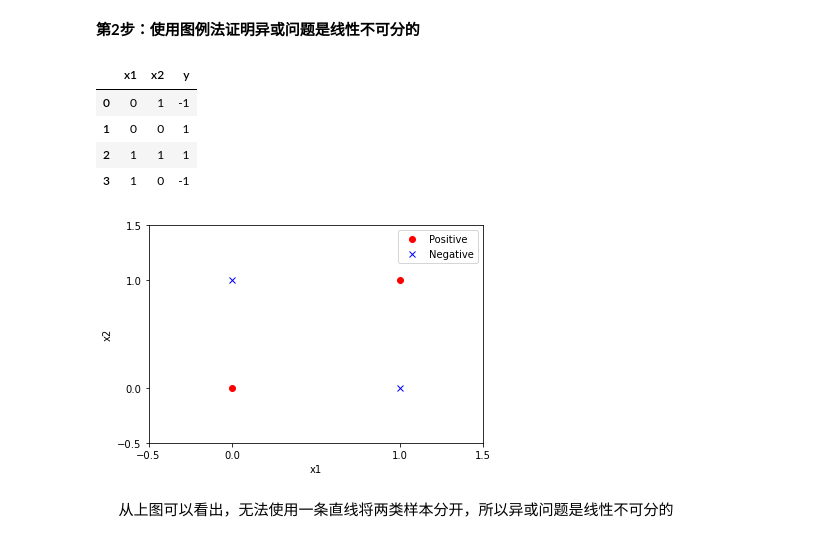
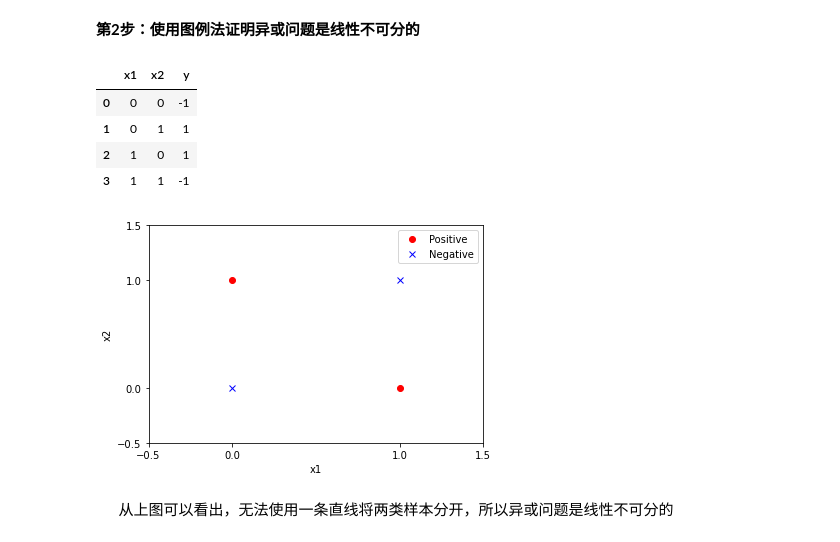
Before and after one commit to datawhalechina/statistical-learning-method-solutions-manual, a Jupyter notebook: notebook/notes/ch02.ipynb, the cells around one changed output. Cells and saved outputs as stored; diff of their text form; code cells hidden in the pictures.

```diff
--- a/notebook/notes/ch02.ipynb
+++ b/notebook/notes/ch02.ipynb
@@ -28,25 +28,25 @@
 # %%
 import pandas as pd
 import numpy as np
 import matplotlib.pyplot as plt
 %matplotlib inline
 
 # 使用Dataframe表示异或的输入与输出数据
 x1 = [0, 0, 1, 1]
-x2 = [1, 0, 1, 0]
+x2 = [0, 1, 0, 1]
 y = [-1, 1, 1, -1]
 x1 = np.array(x1)
 x2 = np.array(x2)
 y = np.array(y)
 data = np.c_[x1, x2, y]
 data = pd.DataFrame(data, index=None, columns=['x1', 'x2', 'y'])
 data.head()
 # %% [output]
 |  | x1 | x2 | y |
-| 0 | 0 | 1 | -1 |
-| 1 | 0 | 0 | 1 |
-| 2 | 1 | 1 | 1 |
-| 3 | 1 | 0 | -1 |
+| 0 | 0 | 0 | -1 |
+| 1 | 0 | 1 | 1 |
+| 2 | 1 | 0 | 1 |
+| 3 | 1 | 1 | -1 |
 # %%
 # 获取正类别（y=1）的数据
 positive = data.loc[data['y'] == 1]
@@ -69,7 +69,7 @@ plt.plot(negative['x1'], negative['x2'], "bx")
 plt.legend(['Positive', 'Negative'])
 plt.show()
 # %% [output]
-[figure, old version]
+[figure, new version]
 # %% [markdown]
 &emsp;&emsp;从上图可以看出，无法使用一条直线将两类样本分开，所以异或问题是线性不可分的
 # %%
```
Also changed, not shown: parts of 3 cells of this notebook, 7 other files.
